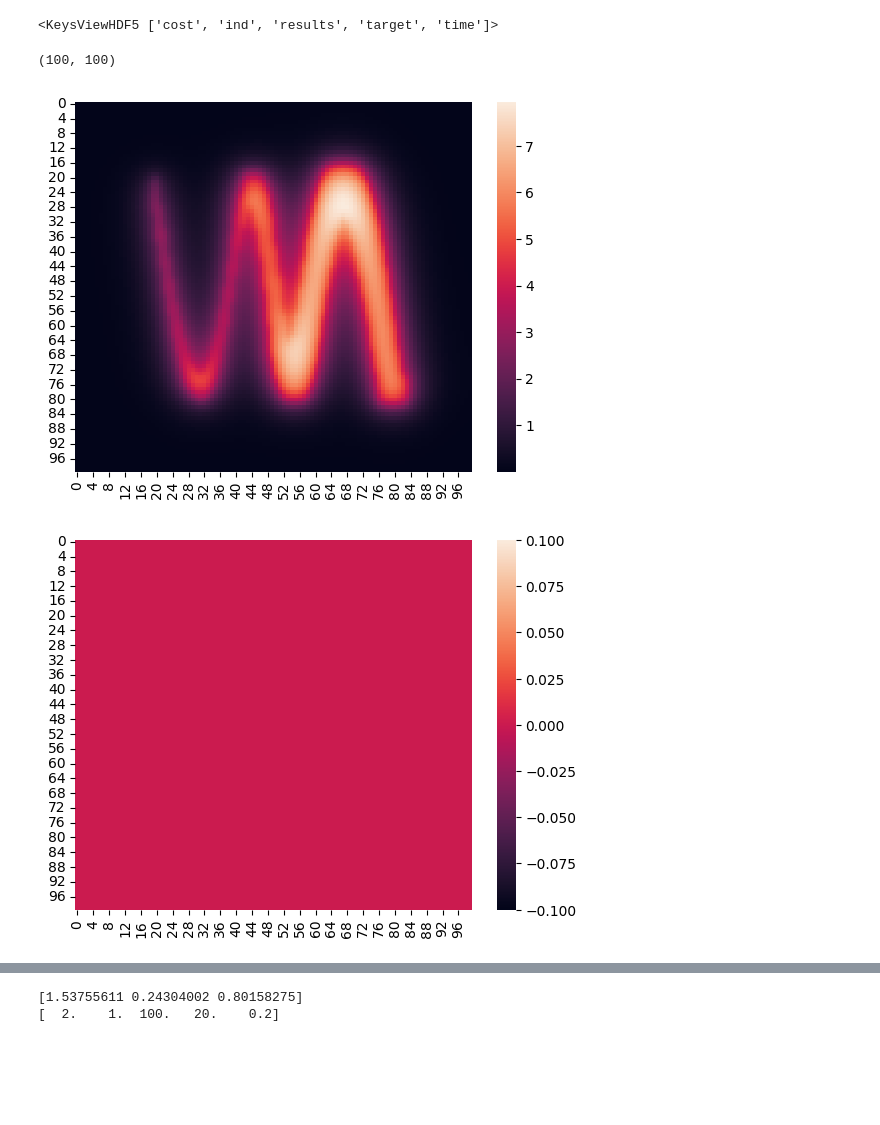
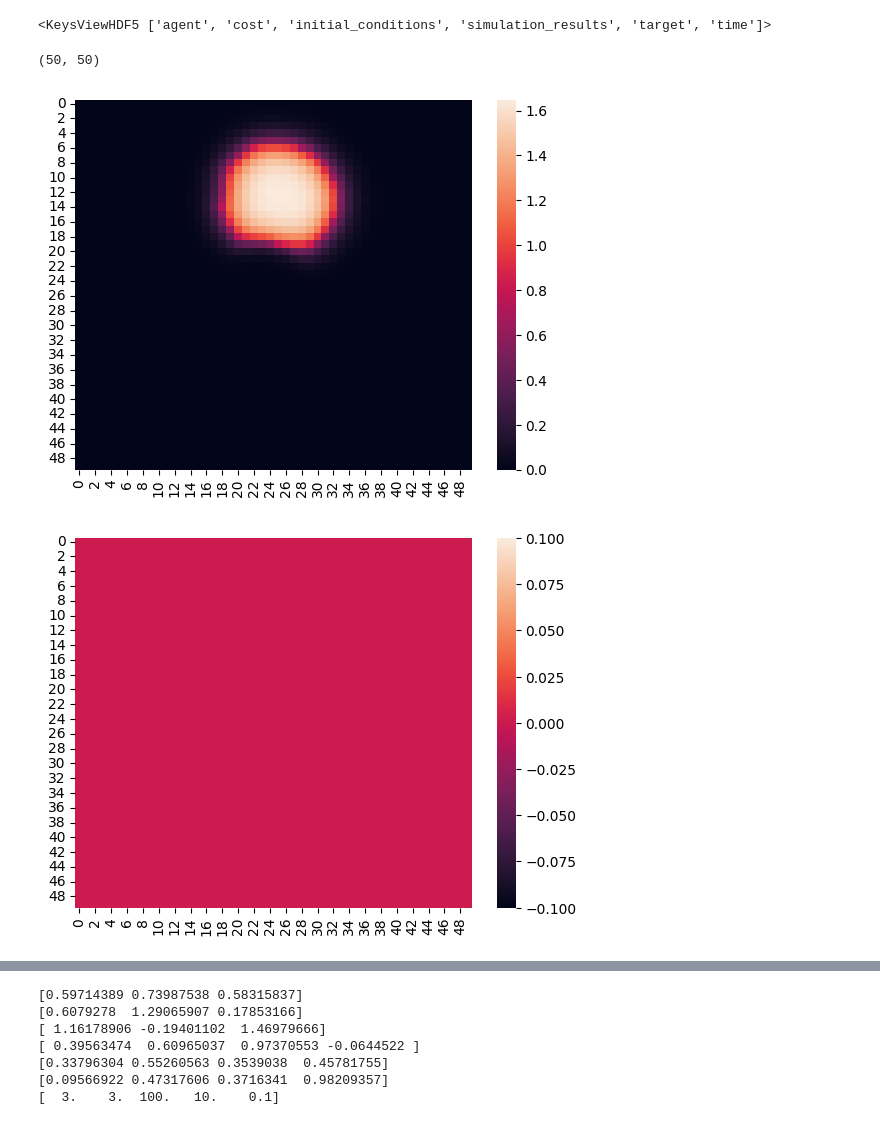
Before and after one commit to LoqmanSamani/grn-designer, a Jupyter notebook: new_/preparation.ipynb, the cells around one changed output, grey strips where cells are left out. Drawn from its saved outputs; the diff is of its cells as text; code cells hidden in the pictures; blank space fills up the shorter version.

```diff
--- a/new_/preparation.ipynb
+++ b/new_/preparation.ipynb
@@ -4,25 +4,38 @@ import matplotlib.pyplot as plt
 import h5py
 import seaborn as sns
 # %%
-data = h5py.File("/home/samani/Documents/projects/master_project/model/results/model_6/m29.h5", "a")
+data = h5py.File("/home/samani/Documents/projects/master_project/model/results/model_7/phage4.h5", "a")
 print(data.keys())
 # %% [output]
-<KeysViewHDF5 ['cost', 'ind', 'results', 'target', 'time']>
+<KeysViewHDF5 ['agent', 'cost', 'initial_conditions', 'simulation_results', 'target', 'time']>
 # %%
-ag = data["ind"][:]
+ag = data["agent"][:]
 target = data['target'][0,: , :]
 print(target.shape)
 # %% [output]
-(100, 100)
+(50, 50)
 # %%
 sns.heatmap(target)
 plt.show()
 sns.heatmap(ag[0])
 plt.show()
 sns.heatmap(ag[1])
 plt.show()
+sns.heatmap(ag[2])
+plt.show()
+sns.heatmap(ag[3])
+plt.show()
+sns.heatmap(ag[4])
+plt.show()
+sns.heatmap(ag[5])
+plt.show()
 print(ag[-1, 0, :3])
+print(ag[-1, 2, :3])
+print(ag[-1, 4, :3])
+print(ag[-2, 1, :4])
+print(ag[-4, 1, :4])
+print(ag[-6, 1, :4])
 print(ag[-1, -1, :5])
 # %% [output]
-[figure, old version]
+[figure, new version]
-[figure, old version]
+[figure, new version]
@@ -30,5 +47,10 @@ print(ag[-1, -1, :5])
-[1.53755611 0.24304002 0.80158275]
-[  2.    1.  100.   20.    0.2]
+[0.59714389 0.73987538 0.58315837]
+[0.6079278  1.29065907 0.17853166]
+[ 1.16178906 -0.19401102  1.46979666]
+[ 0.39563474  0.60965037  0.97370553 -0.0644522 ]
+[0.33796304 0.55260563 0.3539038  0.45781755]
+[0.09566922 0.47317606 0.3716341  0.98209357]
+[  3.    3.  100.   10.    0.1]
 # %%
 costs = []
 init = []
```
Also changed, not shown: parts of 18 cells of this notebook, 4 other files.
